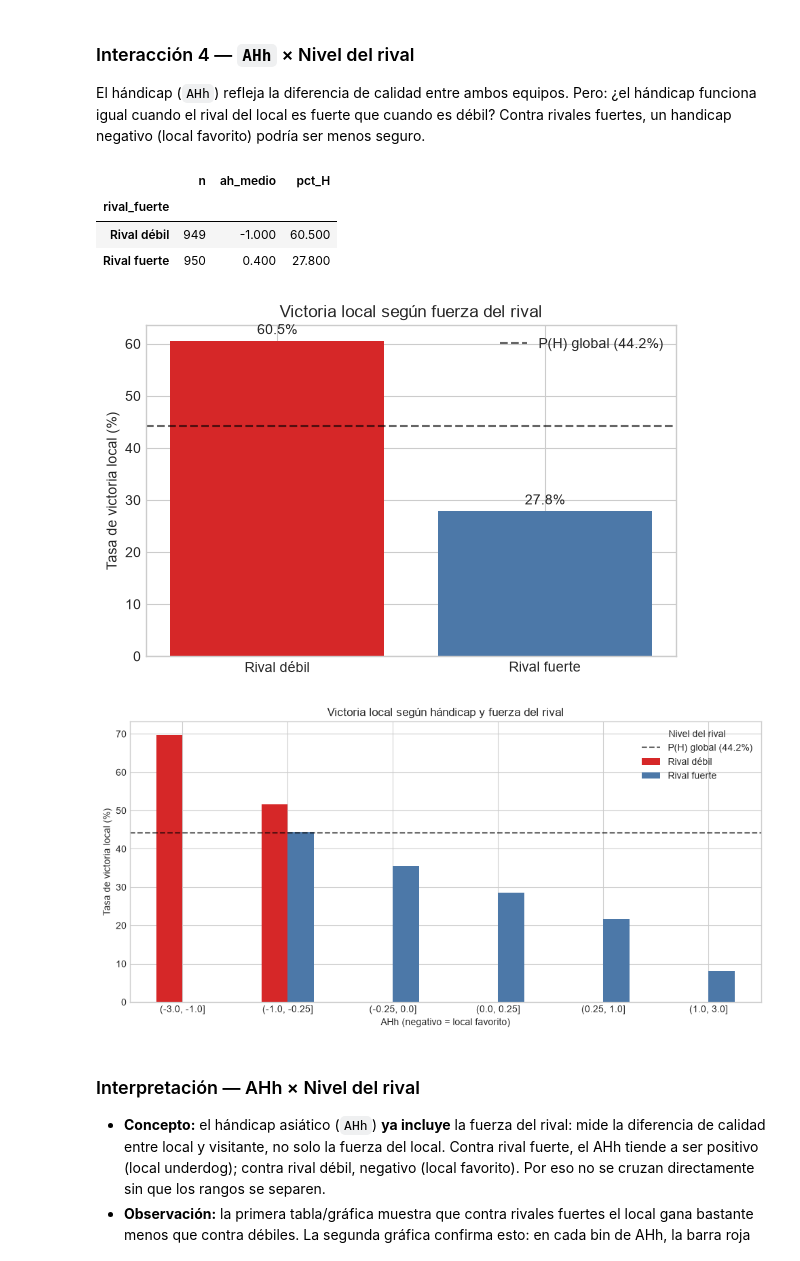
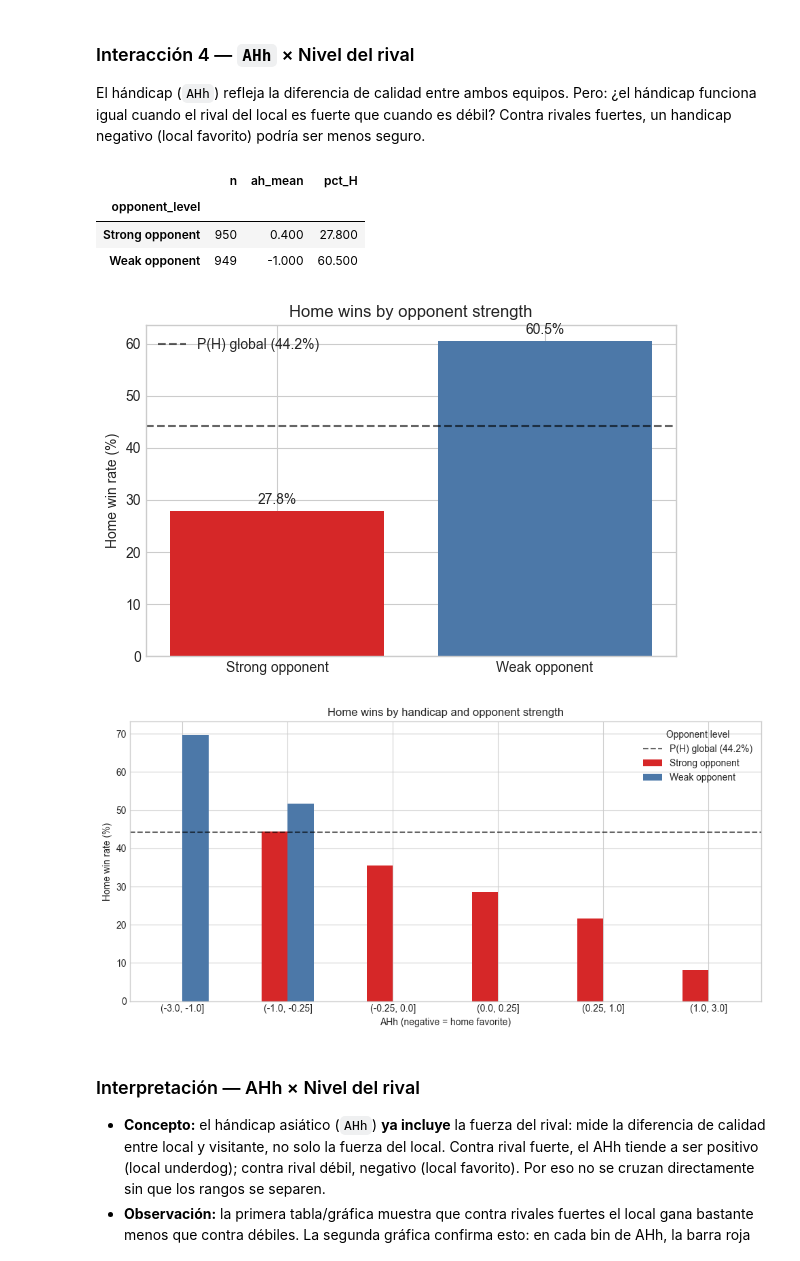
Before and after one commit to errodd/premier_league_football_predictor, a Jupyter notebook: notebooks/EDA.ipynb, the cells around one changed output. Drawn from its saved outputs; the diff is of its cells as text; code cells hidden in the pictures.

```diff
--- a/notebooks/EDA.ipynb
+++ b/notebooks/EDA.ipynb
@@ -1627,60 +1696,60 @@ display(acierto_season)
 
 El hándicap (`AHh`) refleja la diferencia de calidad entre ambos equipos. Pero: ¿el hándicap funciona igual cuando el rival del local es fuerte que cuando es débil? Contra rivales fuertes, un handicap negativo (local favorito) podría ser menos seguro.
 # %%
-# Preparar datos
+# Prepare data
 ah_rival = premier_df[["AHh", "AvgA", "FTR"]].dropna().copy()
-ah_rival["es_H"] = ah_rival["FTR"].eq("H").astype(int)
+ah_rival["is_H"] = ah_rival["FTR"].eq("H").astype(int)
 
-# Nivel del rival: el visitante es el rival del local
-# p(A) = 1/AvgA (probabilidad implícita de victoria visitante)
-# Si p(A) >= mediana → rival fuerte; si no, rival débil
+# Opponent strength: the away team is the home team's opponent
+# p(A) = 1/AvgA (implied probability of an away win)
+# If p(A) >= median → strong opponent; otherwise, weak opponent
 ah_rival["pA"] = 1 / ah_rival["AvgA"]
-ah_rival["rival_fuerte"] = (ah_rival["pA"] >= ah_rival["pA"].median()).map(
-    {True: "Rival fuerte", False: "Rival débil"})
+ah_rival["opponent_level"] = (ah_rival["pA"] >= ah_rival["pA"].median()).map(
+    {True: "Strong opponent", False: "Weak opponent"})
 
-# --- Bloque A: victoria local según nivel del rival (SIN cruzar con AHh) ---
-rival_summary = ah_rival.groupby("rival_fuerte", observed=True).agg(
-    n=("es_H", "size"),
-    ah_medio=("AHh", "mean"),
-    pct_H=("es_H", lambda s: s.mean() * 100),
+# --- Block A: home win by opponent strength (WITHOUT crossing with AHh) ---
+opponent_summary = ah_rival.groupby("opponent_level", observed=True).agg(
+    n=("is_H", "size"),
+    ah_mean=("AHh", "mean"),
+    pct_H=("is_H", lambda s: s.mean() * 100),
 ).round(1)
-display(rival_summary)
+display(opponent_summary)
 
 fig, ax = plt.subplots(figsize=(6, 4))
 colors = ["#D62728", "#4C78A8"]
-bars = ax.bar(rival_summary.index, rival_summary["pct_H"], color=colors)
+bars = ax.bar(opponent_summary.index, opponent_summary["pct_H"], color=colors)
 ax.axhline(p_h_global, color="black", linestyle="--", alpha=0.6,
            label=f"P(H) global ({p_h_global:.1f}%)")
 ax.bar_label(bars, fmt="%.1f%%", padding=3)
-ax.set(title="Victoria local según fuerza del rival",
-       ylabel="Tasa de victoria local (%)", xlabel="")
+ax.set(title="Home wins by opponent strength",
+       ylabel="Home win rate (%)", xlabel="")
 ax.legend()
 plt.tight_layout()
 plt.show()
 
-# --- Gráfica: AHh × rival ---
-# Bins fijos de AHh para que se vea el rango real
+# --- Chart: AHh × opponent ---
+# Fixed AHh bins so the real range is visible
 ah_rival["bin_ah"] = pd.cut(ah_rival["AHh"], bins=[-3, -1, -0.25, 0, 0.25, 1, 3])
-pivot_ah = ah_rival.groupby(["bin_ah", "rival_fuerte"], observed=True)[
-    "es_H"].mean().mul(100).unstack("rival_fuerte")
+pivot_ah = ah_rival.groupby(["bin_ah", "opponent_level"], observed=True)[
+    "is_H"].mean().mul(100).unstack("opponent_level")
 
 fig, ax = plt.subplots(figsize=(10, 5))
 pivot_ah.plot(kind="bar", ax=ax, rot=0, color=["#D62728", "#4C78A8"])
 ax.axhline(p_h_global, color="black", linestyle="--", alpha=0.6,
            label=f"P(H) global ({p_h_global:.1f}%)")
-ax.set(title="Victoria local según hándicap y fuerza del rival",
-       xlabel="AHh (negativo = local favorito)",
-       ylabel="Tasa de victoria local (%)")
-ax.legend(title="Nivel del rival")
+ax.set(title="Home wins by handicap and opponent strength",
+       xlabel="AHh (negative = home favorite)",
+       ylabel="Home win rate (%)")
+ax.legend(title="Opponent level")
 plt.tight_layout()
 plt.show()
 # %% [output]
-|  | n | ah_medio | pct_H |
-| rival_fuerte |  |  |  |
-| Rival débil | 949 | -1.000 | 60.500 |
-| Rival fuerte | 950 | 0.400 | 27.800 |
+|  | n | ah_mean | pct_H |
+| opponent_level |  |  |  |
+| Strong opponent | 950 | 0.400 | 27.800 |
+| Weak opponent | 949 | -1.000 | 60.500 |
-[figure, old version]
+[figure, new version]
-[figure, old version]
+[figure, new version]
 # %% [markdown]
 ### Interpretación — AHh × Nivel del rival
 
```
Also changed, not shown: parts of 43 cells of this notebook.
